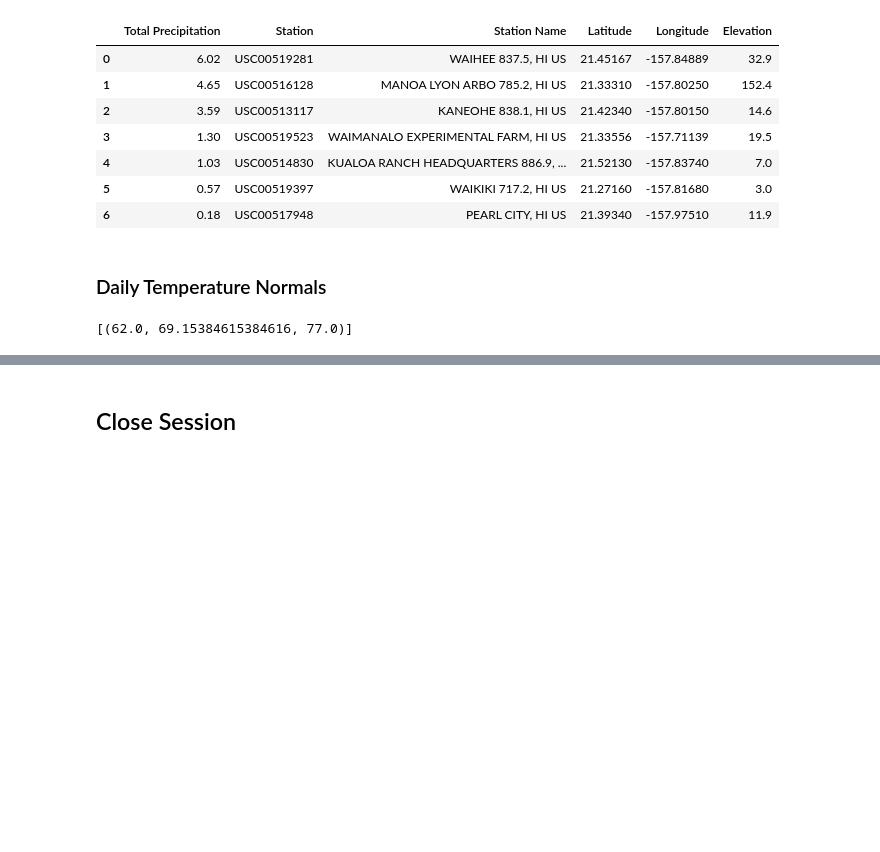
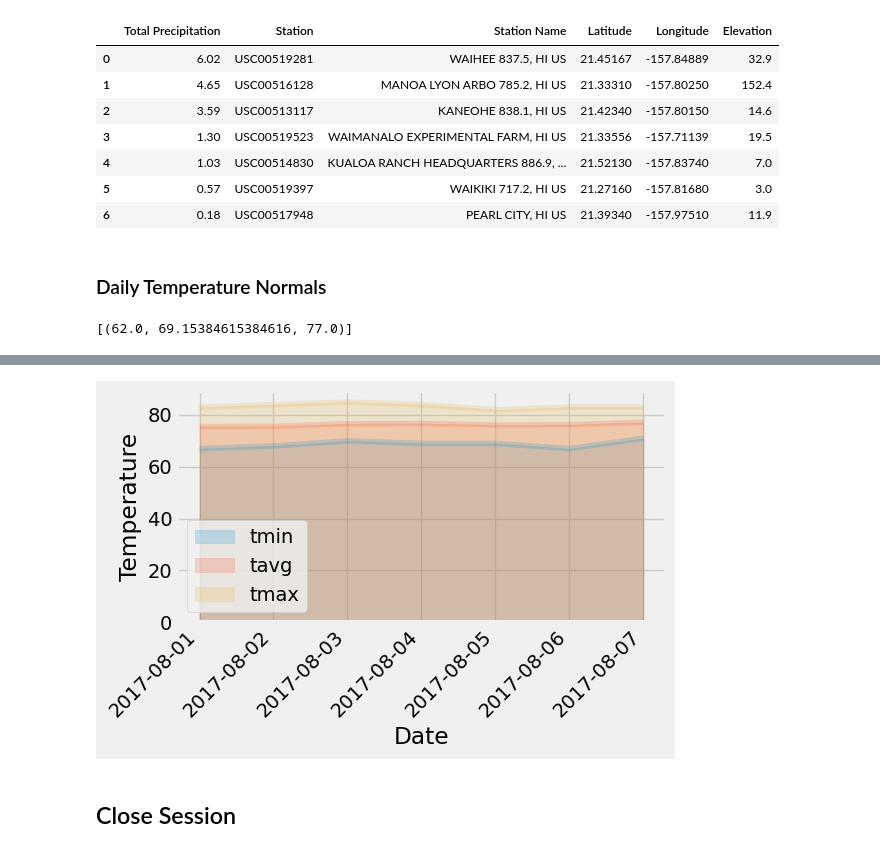
Before and after one commit to andcetera/sqlalchemy-challenge, a Jupyter notebook: temp_analysis_bonus_2_starter.ipynb, the cells around one changed output, grey strips where cells are left out. Saved outputs shown, nothing was run; the diff lists cells and outputs as text; code cells hidden in the pictures; blank space fills up the shorter version.

```diff
--- a/temp_analysis_bonus_2_starter.ipynb
+++ b/temp_analysis_bonus_2_starter.ipynb
@@ -153,10 +153,19 @@ start_date = '2017-08-01'
 end_date = '2017-08-07'
 
 # Use the start and end date to create a range of dates
+sd = dt.datetime.strptime(start_date, '%Y-%m-%d')
+ed = dt.datetime.strptime(end_date, '%Y-%m-%d')
 
+trip_dates = [(sd + dt.timedelta(days=x)).date() for x in range((ed - sd).days + 1)]
 
 # Strip off the year and save a list of strings in the format %m-%d
-
+days = [dt.datetime.strftime(x, '%m-%d') for x in trip_dates]
 
 # Use the `daily_normals` function to calculate the normals for each date string
 # and append the results to a list called `normals`.
+normals = []
+for day in days:
+    normals.append(daily_normals(day))
+
+normals = [x[0] for x in normals]
+normals
@@ -163,2 +180,6 @@ end_date = '2017-08-07'
 # %%
 # Load the previous query results into a Pandas DataFrame and add the `trip_dates` range as the `date` index
+df2 = pd.DataFrame(normals, columns=['tmin', 'tavg', 'tmax'])
+df2['Trip Dates'] = trip_dates
+trip = df2.set_index('Trip Dates')
+trip
@@ -167,2 +196,12 @@ end_date = '2017-08-07'
+# %%
+# Plot the daily normals as an area plot with `stacked=False`
+trip.plot(kind='area', stacked=False, figsize=(6, 4), alpha=0.2)
+plt.xticks(trip.index, trip.index, rotation=45, ha='right')
+plt.ylabel('Temperature')
+plt.xlabel('Date')
+plt.tight_layout()
+plt.show()
+# %% [output]
+[figure, added]
 # %% [markdown]
 ## Close Session
```
Also changed, not shown: parts of 4 cells of this notebook, 1 other file.
